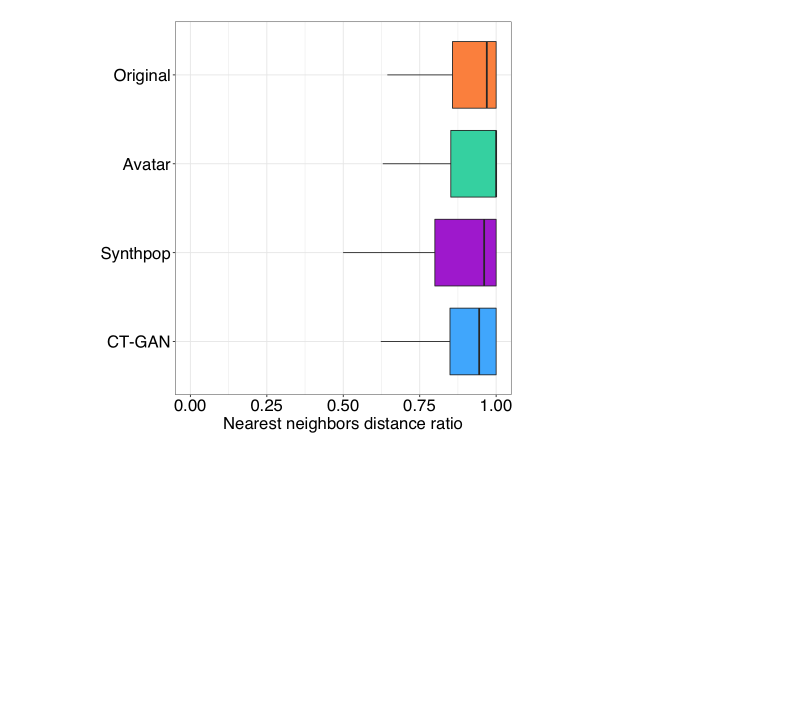
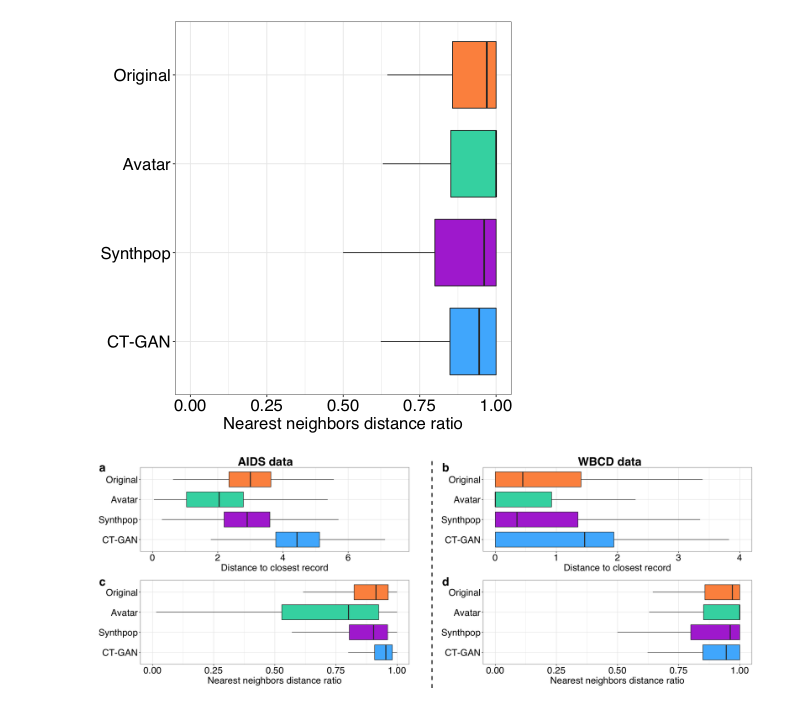
Before and after one commit to octopize/avatar-paper, a Jupyter notebook: notebooks/suppl.dcr_nndr.ipynb, the cells around one changed output. Drawn from its saved outputs; the diff is of its cells as text; code cells hidden in the pictures; blank space fills up the shorter version.

Commit message:
feat(priivacy): add privacy panel comparison

```diff
--- a/notebooks/suppl.dcr_nndr.ipynb
+++ b/notebooks/suppl.dcr_nndr.ipynb
@@ -82,10 +83,27 @@ get_nndr_plot <- function(df){
     return(dcr_plot)
 }
 # %%
-get_nndr_plot(aids_metrics)
+aids_nndr_plot <- get_nndr_plot(aids_metrics)
+aids_nndr_plot
 # %% [output]
 [figure]
 # %%
-get_nndr_plot(wbcd_metrics)
+wbcd_nndr_plot <- get_nndr_plot(wbcd_metrics)
+wbcd_nndr_plot
 # %% [output]
 [figure]
+# %%
+options(repr.plot.width = 20, repr.plot.height = 7)
+privacy_comparison <- ggdraw() +
+    draw_plot(aids_dcr_plot, x = 0, y = 0.48, width = 0.47, height = 0.47) +
+    draw_plot(wbcd_dcr_plot, x = 0.51, y = 0.48, width = 0.47, height = 0.47) +
+    draw_plot(aids_nndr_plot, x = 0, y = 0, width = 0.47, height = 0.47) +
+    draw_plot(wbcd_nndr_plot, x = 0.51, y = 0, width = 0.47, height = 0.47) +
+    draw_plot_label(label = c("a", "b", "c", "d", "AIDS data", "WBCD data"), size = 25, family = "sans",
+                    x = c(0, 0.51, 0, 0.51, 0.17, 0.67), y = c(0.975, 0.975, 0.49, 0.49, 1, 1)) +
+    draw_line(x = c(0.5, 0.5), y = c(0, 0.98), color = "black", size = 1, lty = 2)
+privacy_comparison
+
+ggsave2(file="../figures/suppl_privacy_comparison.svg", plot = privacy_comparison, width = 20, height = 14, dpi = 320)
+# %% [output]
+[figure, added]
```
Also changed, not shown: parts of 1 cell of this notebook.
